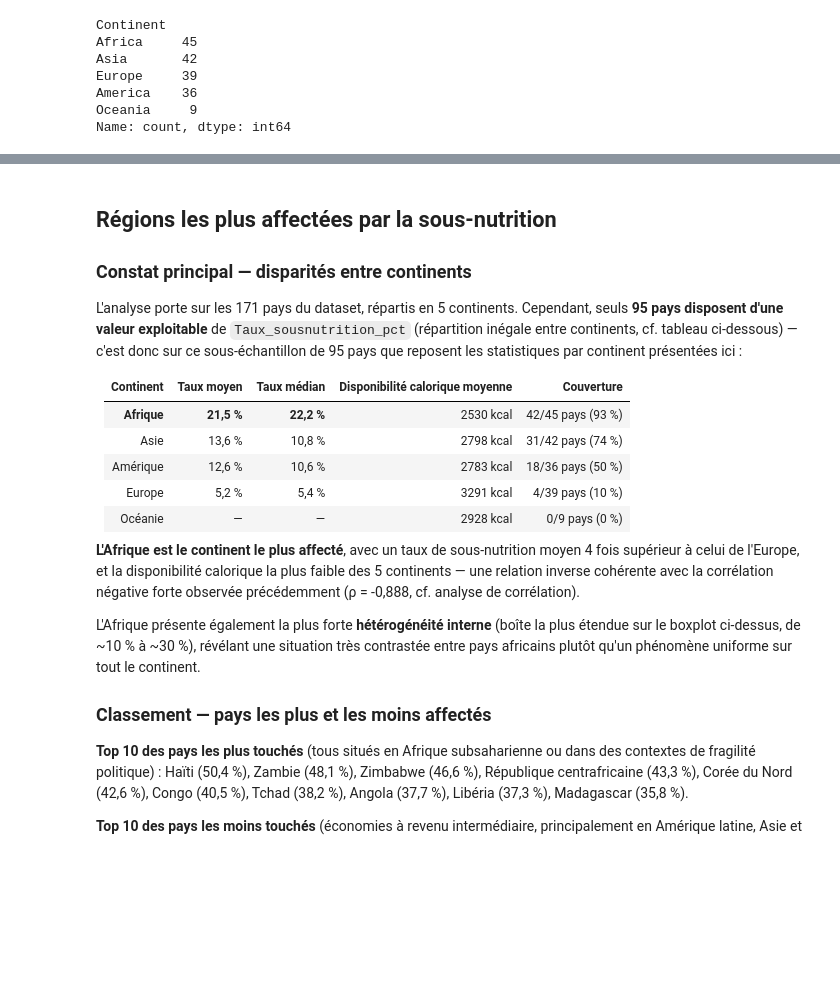
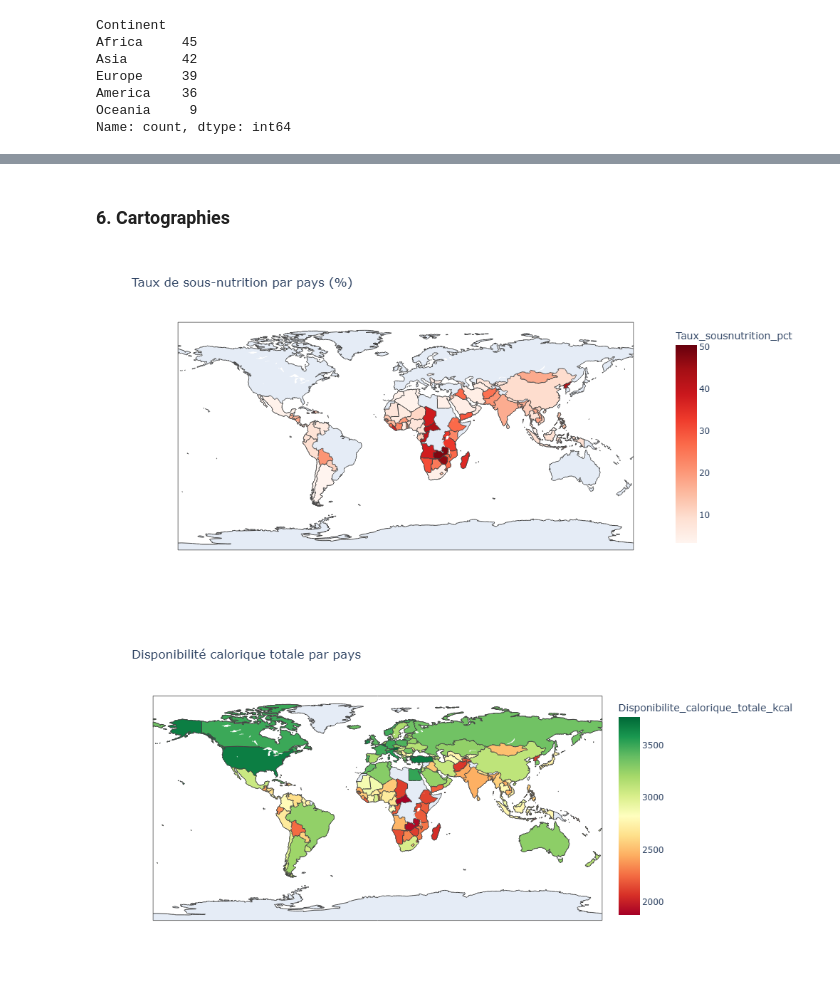
Before and after one commit to XiaoqingGdc/FAO_food_analysis, a Jupyter notebook: FAO_datalab_exploration.ipynb, the cells around one changed output, grey strips where cells are left out. Saved outputs shown, nothing was run; the diff lists cells and outputs as text; code cells hidden in the pictures; blank space fills up the shorter version.

```diff
--- a/FAO_datalab_exploration.ipynb
+++ b/FAO_datalab_exploration.ipynb
@@ -308,12 +274,19 @@ nb_pays_manquants: 0
+# %% [markdown]
+### 6. Cartographies
 # %%
-fig1 = px.choropleth(
-    df_global,
-    locations='ISO3',
-    color='Taux_sousnutrition_pct',
-    hover_name='Zone',
-    color_continuous_scale='Reds',
-    title='Taux de sous-nutrition par pays (%)',
-    labels={'Taux_sousnutrition_pct': 'Taux (%)'}
-)
-fig1.update_layout(height=500)
-fig1.show()
+fig1 = px.choropleth(df_global, locations='ISO3', color='Taux_sousnutrition_pct',
+                      hover_name='Zone', color_continuous_scale='Reds',
+                      title='Taux de sous-nutrition par pays (%)')
+fig1.write_image("map_sousnutrition.png", width=1000, height=500)
+
+fig2 = px.choropleth(df_global, locations='ISO3', color='Disponibilite_calorique_totale_kcal',
+                      hover_name='Zone', color_continuous_scale='RdYlGn',
+                      title='Disponibilité calorique totale par pays')
+fig2.write_image("map_kcal.png", width=1000, height=500)
+
+from IPython.display import Image, display
+display(Image("map_sousnutrition.png"))
+display(Image("map_kcal.png"))
+# %% [output]
+[figure, added]
+[figure, added]
@@ -332,40 +292,0 @@ fig2.show()
-# %% [markdown]
-## Régions les plus affectées par la sous-nutrition
-
-### Constat principal — disparités entre continents
-
-L'analyse porte sur les 171 pays du dataset, répartis en 5 continents.
-Cependant, seuls **95 pays disposent d'une valeur exploitable** de
-`Taux_sousnutrition_pct` (répartition inégale entre continents, cf. tableau
-ci-dessous) — c'est donc sur ce sous-échantillon de 95 pays que reposent
-les statistiques par continent présentées ici :
-
-| Continent | Taux moyen | Taux médian | Disponibilité calorique moyenne | Couverture |
-|---|---|---|---|---|
-| **Afrique** | **21,5 %** | **22,2 %** | 2530 kcal | 42/45 pays (93 %) |
-| Asie | 13,6 % | 10,8 % | 2798 kcal | 31/42 pays (74 %) |
-| Amérique | 12,6 % | 10,6 % | 2783 kcal | 18/36 pays (50 %) |
-| Europe | 5,2 % | 5,4 % | 3291 kcal | 4/39 pays (10 %) |
-| Océanie | — | — | 2928 kcal | 0/9 pays (0 %) |
-
-**L'Afrique est le continent le plus affecté**, avec un taux de
-sous-nutrition moyen 4 fois supérieur à celui de l'Europe, et la
-disponibilité calorique la plus faible des 5 continents — une relation
-inverse cohérente avec la corrélation négative forte observée précédemment
-(ρ = -0,888, cf. analyse de corrélation).
-
-L'Afrique présente également la plus forte **hétérogénéité interne** (boîte
-la plus étendue sur le boxplot ci-dessus, de ~10 % à ~30 %), révélant une
-situation très contrastée entre pays africains plutôt qu'un phénomène
-uniforme sur tout le continent.
-
-### Classement — pays les plus et les moins affectés
-
-**Top 10 des pays les plus touchés** (tous situés en Afrique subsaharienne
-ou dans des contextes de fragilité politique) :
-Haïti (50,4 %), Zambie (48,1 %), Zimbabwe (46,6 %), République
-centrafricaine (43,3 %), Corée du Nord (42,6 %), Congo (40,5 %), Tchad
-(38,2 %), Angola (37,7 %), Libéria (37,3 %), Madagascar (35,8 %).
-
-**Top 10 des pays les moins touchés** (économies à revenu intermédiaire,
-principalement en Amérique latine, Asie et
```
Also changed, not shown: parts of 30 cells of this notebook.
